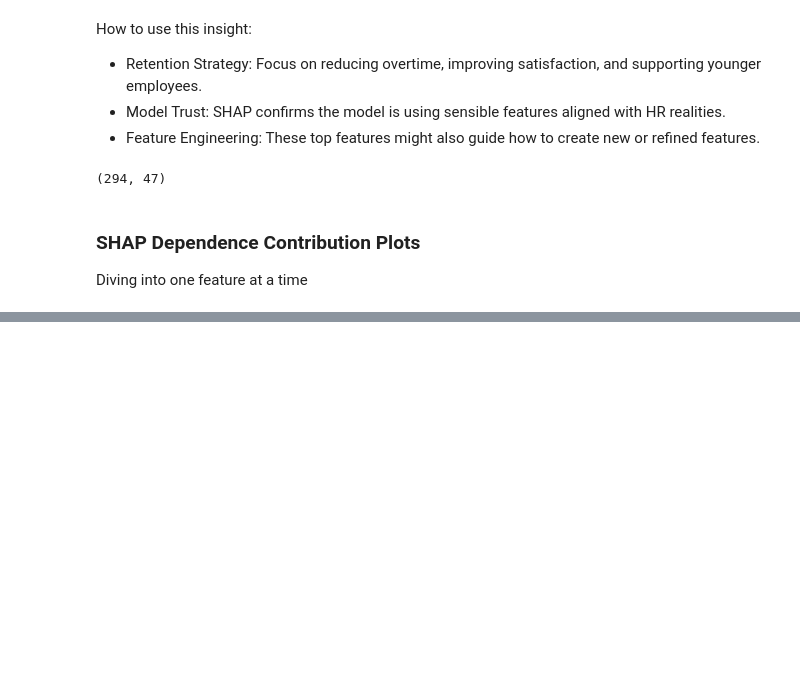
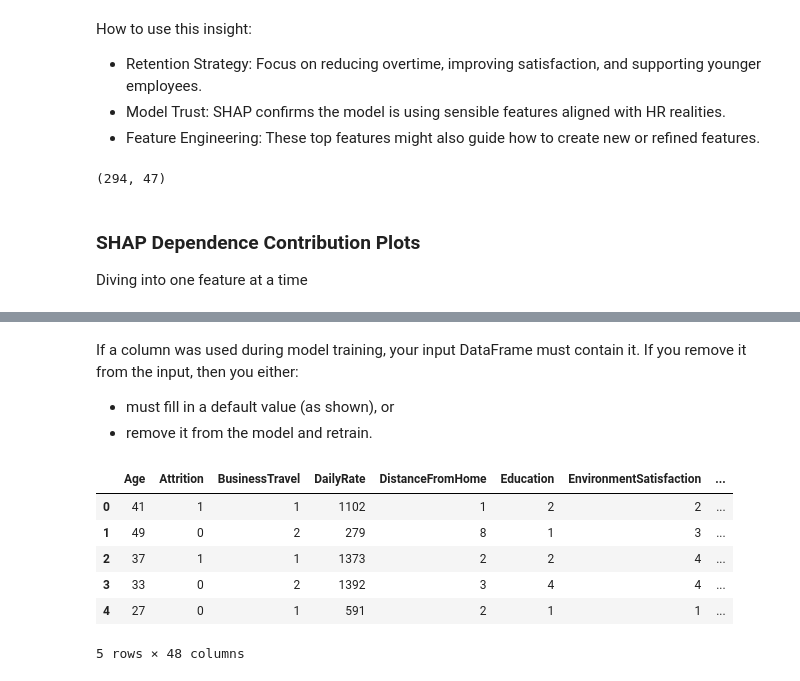
Before and after one commit to orchaid/ML_Employee_Attrition_Prediction, a Jupyter notebook: Scripts/Employeee_Attrition_Prediction.ipynb, the cells around one changed output, grey strips where cells are left out. Saved outputs shown, nothing was run; the diff lists cells and outputs as text; code cells hidden in the pictures; blank space fills up the shorter version.

```diff
--- a/Employeee_Attrition_Prediction.ipynb
+++ b/Scripts/Employeee_Attrition_Prediction.ipynb
@@ -487,0 +748,15 @@ shap.dependence_plot('DistanceFromHome', shap_values, X, interaction_index="Over
+# %% [markdown]
+If a column was used during model training, your input DataFrame must contain it. If you remove it from the input, then you either:
+
+- must fill in a default value (as shown), or
+- remove it from the model and retrain.
+# %%
+df.head()
+# %% [output]
+|  | Age | Attrition | BusinessTravel | DailyRate | DistanceFromHome | Education | EnvironmentSatisfaction | ... |
+| 0 | 41 | 1 | 1 | 1102 | 1 | 2 | 2 | ... |
+| 1 | 49 | 0 | 2 | 279 | 8 | 1 | 3 | ... |
+| 2 | 37 | 1 | 1 | 1373 | 2 | 2 | 4 | ... |
+| 3 | 33 | 0 | 2 | 1392 | 3 | 4 | 4 | ... |
+| 4 | 27 | 0 | 1 | 591 | 2 | 1 | 1 | ... |
+5 rows × 48 columns
```
Also changed, not shown: parts of 20 cells of this notebook, 5 other files.
